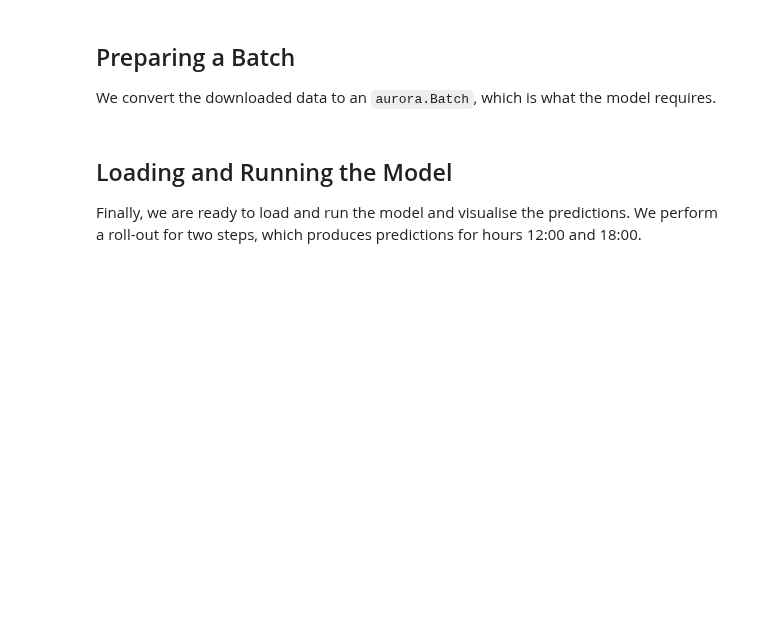
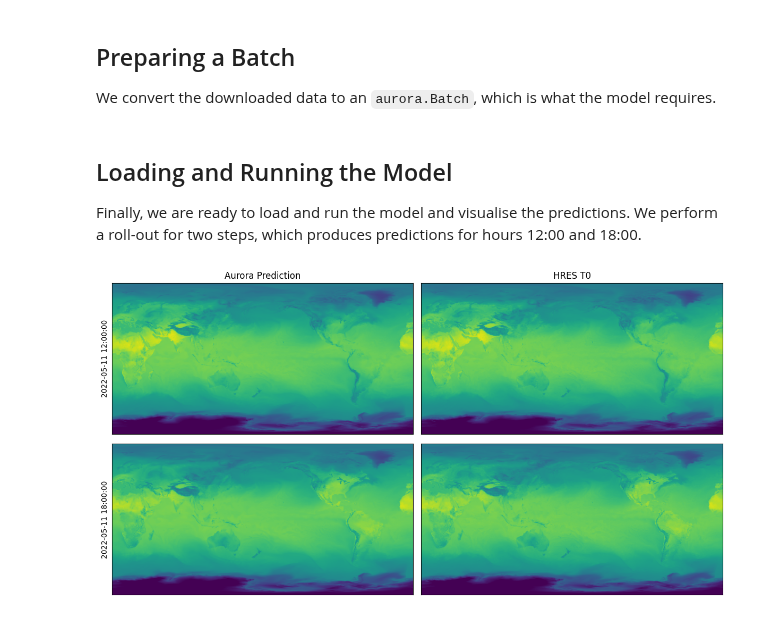
Before and after one commit to microsoft/aurora, a Jupyter notebook: docs/example_hres_0.1.ipynb, the cells around one changed output. Drawn from its saved outputs; the diff is of its cells as text; code cells hidden in the pictures; blank space fills up the shorter version.

```diff
--- a/docs/example_hres_0.1.ipynb
+++ b/docs/example_hres_0.1.ipynb
@@ -155,6 +173,7 @@ if not (download_path / "static-0.1deg.nc").exists():
 
 We convert the downloaded data to an `aurora.Batch`, which is what the model requires.
 # %%
+import numpy as np
 import torch
 
 from aurora import Batch, Metadata
@@ -167,19 +186,31 @@ atmos_vars_ds = xr.open_dataset(
     download_path / f"{year}_{month}_{day}-atmospheric-0.1deg.nc", engine="netcdf4"
 )
 
-# Only keep 13 pressure levels for atmospheric variables.
+# Aurora is trained on 13 pressure levels.
 levels = [50.0, 100.0, 150.0, 200.0, 250.0, 300.0, 400.0, 500.0, 600.0, 700.0, 850.0, 925.0, 1000.0]
 atmos_vars_ds = atmos_vars_ds.sel(isobaricInhPa=levels)
 
 i = 1  # Select this time index in the downloaded data.
 
+
+def _prepare(x: np.ndarray) -> torch.Tensor:
+    """Prepare a variable.
+
+    This does the following things:
+    * Select time indices `i` and `i - 1`.
+    * Insert an empty batch dimension with `[None]`.
+    * Convert to PyTorch.
+    """
+    return torch.from_numpy(x[[i - 1, i]][None])
+
+
 # Creating the batch will take a few minutes.
 batch = Batch(
     surf_vars={
-        "2t": torch.from_numpy(surf_vars_ds["t2m"].values),
-        "10u": torch.from_numpy(surf_vars_ds["u10"].values),
-        "10v": torch.from_numpy(surf_vars_ds["v10"].values),
-        "msl": torch.from_numpy(surf_vars_ds["msl"].values),
+        "2t": _prepare(surf_vars_ds["t2m"].values),
+        "10u": _prepare(surf_vars_ds["u10"].values),
+        "10v": _prepare(surf_vars_ds["v10"].values),
+        "msl": _prepare(surf_vars_ds["msl"].values),
     },
     static_vars={
         # The static variables are constant, so we just get them for the first time.
@@ -188,11 +219,11 @@ batch = Batch(
         "lsm": torch.from_numpy(static_vars_ds["lsm"].values[0]),
     },
     atmos_vars={
-        "t": torch.from_numpy(atmos_vars_ds["t"].values),
-        "u": torch.from_numpy(atmos_vars_ds["u"].values),
-        "v": torch.from_numpy(atmos_vars_ds["v"].values),
-        "q": torch.from_numpy(atmos_vars_ds["q"].values),
-        "z": torch.from_numpy(atmos_vars_ds["z"].values),
+        "t": _prepare(atmos_vars_ds["t"].values),
+        "u": _prepare(atmos_vars_ds["u"].values),
+        "v": _prepare(atmos_vars_ds["v"].values),
+        "q": _prepare(atmos_vars_ds["q"].values),
+        "z": _prepare(atmos_vars_ds["z"].values),
     },
     metadata=Metadata(
         lat=torch.from_numpy(surf_vars_ds.latitude.values.copy()),
@@ -205,8 +236,6 @@ batch = Batch(
     ),
 )
 batch = batch.regrid(res=0.1)
-# %%
-batch = batch.regrid(res=0.1)
 # %% [markdown]
 ## Loading and Running the Model
 
@@ -214,11 +243,12 @@ Finally, we are ready to load and run the model and visualise the predictions. W
 # %%
 from aurora import AuroraHighRes, rollout
 
-model = AuroraHighRes()
-model.load_checkpoint("wbruinsma/aurora", "aurora-0.1-finetuned.ckpt", strict=False)
+model = AuroraHighRes(use_lora=True, autocast=True)
+model.load_checkpoint("wbruinsma/aurora", "aurora-0.1-finetuned.ckpt", strict=True)
 
 model.eval()
 model = model.to("cuda")
+model.configure_activation_checkpointing()
 
 with torch.inference_mode():
     preds = [pred.to("cpu") for pred in rollout(model, batch, steps=2)]
@@ -227,23 +257,25 @@ model = model.to("cpu")
 # %%
 import matplotlib.pyplot as plt
 
 fig, ax = plt.subplots(2, 2, figsize=(12, 6.5))
 
 for i in range(ax.shape[0]):
     pred = preds[i]
 
     ax[i, 0].imshow(pred.surf_vars["2t"][0, 0].numpy() - 273.15, vmin=-50, vmax=50)
     ax[i, 0].set_ylabel(str(pred.metadata.time[0]))
     if i == 0:
         ax[i, 0].set_title("Aurora Prediction")
     ax[i, 0].set_xticks([])
     ax[i, 0].set_yticks([])
 
-    ref = surf_vars_ds["2m_temperature"][2 + i].values[::-1, :]
+    ref = surf_vars_ds["t2m"][2 + i].values
     ax[i, 1].imshow(ref - 273.15, vmin=-50, vmax=50)
     if i == 0:
         ax[i, 1].set_title("HRES T0")
     ax[i, 1].set_xticks([])
     ax[i, 1].set_yticks([])
 
 plt.tight_layout()
+# %% [output]
+[figure, added]
```
Also changed, not shown: parts of 1 cell of this notebook.
